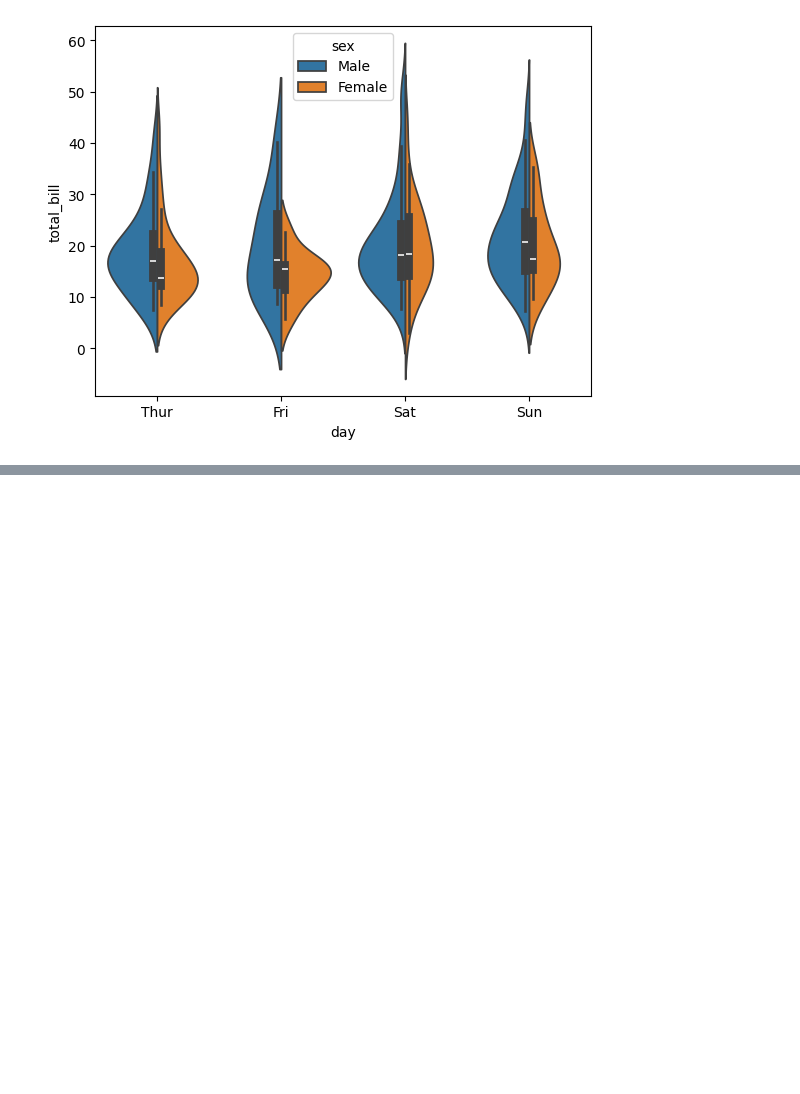
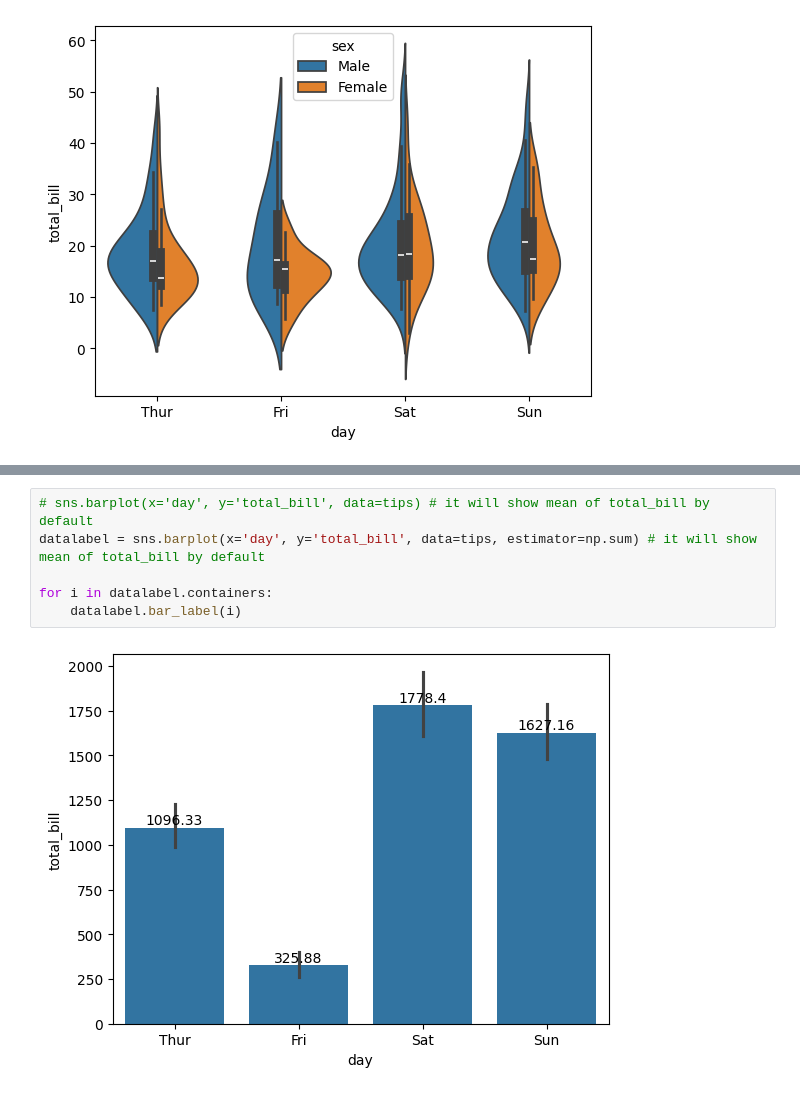
Before and after one commit to RaisulislamRimon/data-science-notes, a Jupyter notebook: module_9/module_9_class/class_1/2_data_visualization_seaborn_categorical_data_visualize.ipynb, the cells around one changed output, grey strips where cells are left out. Drawn from its saved outputs; the diff is of its cells as text; blank space fills up the shorter version.

```diff
--- a/module_9/module_9_class/class_1/2_data_visualization_seaborn_categorical_data_visualize.ipynb
+++ b/module_9/module_9_class/class_1/2_data_visualization_seaborn_categorical_data_visualize.ipynb
@@ -373,0 +385,8 @@ sns.violinplot(x='day', y='total_bill', data=tips, hue='sex', split=True)
+# %%
+# sns.barplot(x='day', y='total_bill', data=tips) # it will show mean of total_bill by default
+datalabel = sns.barplot(x='day', y='total_bill', data=tips, estimator=np.sum) # it will show mean of total_bill by default
+
+for i in datalabel.containers:
+    datalabel.bar_label(i)
+# %% [output]
+[figure, added]
```
Also changed, not shown: parts of 10 cells of this notebook.
